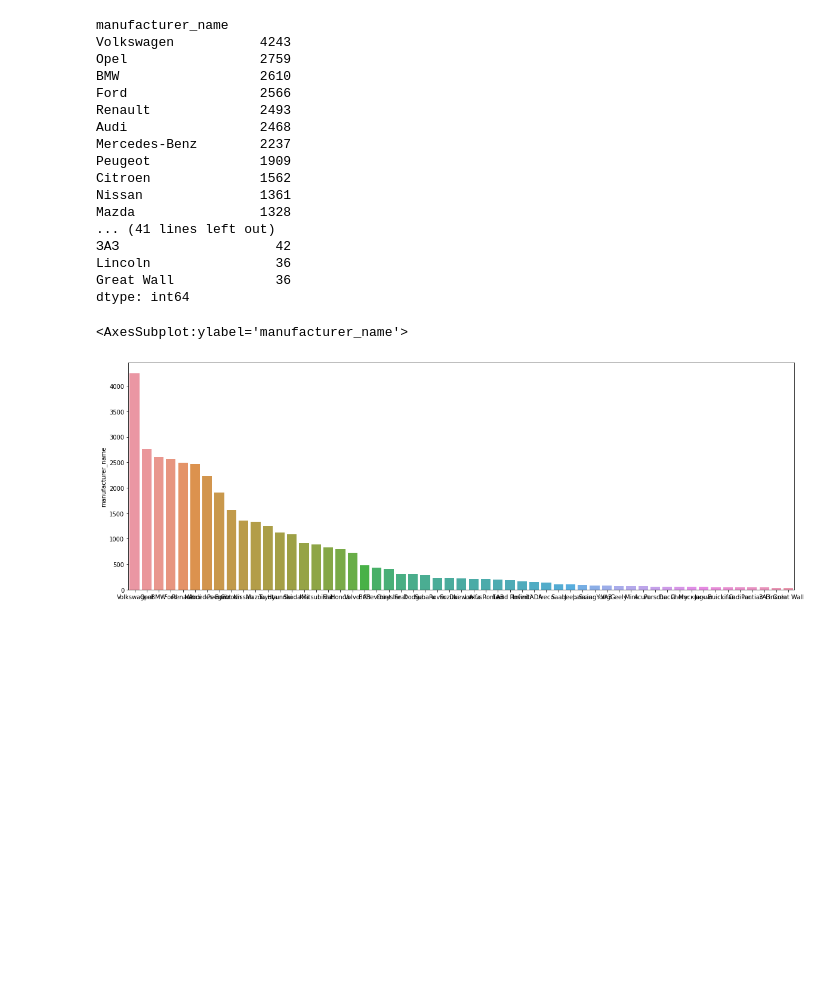
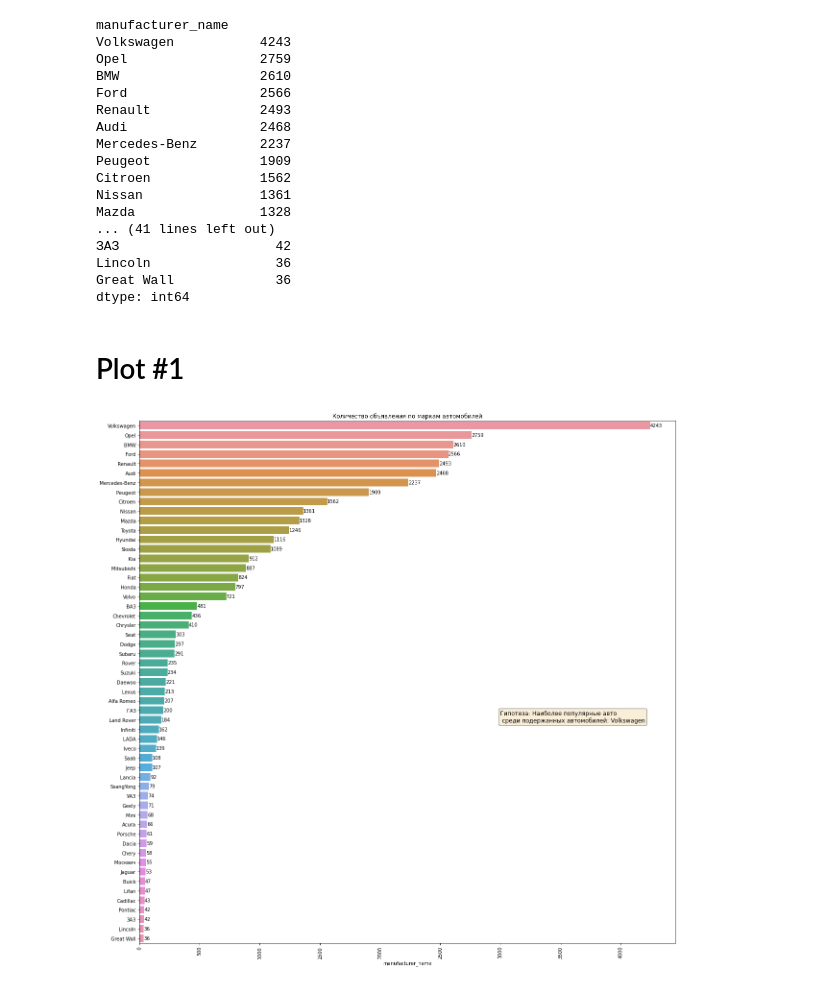
Before and after one commit to ArcherCrayXC30/Netology_Py_HM, a Jupyter notebook: STPY-33/HomeWork1/home_work_2_stpy-33.ipynb, the cells around one changed output. Cells and saved outputs as stored; diff of their text form; code cells hidden in the pictures; blank space fills up the shorter version.

```diff
--- a/STPY-33/HomeWork1/home_work_2_stpy-33.ipynb
+++ b/STPY-33/HomeWork1/home_work_2_stpy-33.ipynb
@@ -25,6 +25,4 @@ import seaborn as sea
 from pylab import rcParams
-# %%
-rcParams['figure.figsize'] = 20,7
 # %% [markdown]
 ### This dataset contains used car ads from one of the most popular online catalogs in the country (Belarus)
 # %%
@@ -66,8 +64,19 @@ Mazda                1328
 Lincoln                36
 Great Wall             36
 dtype: int64
-# %%
-sea.barplot(x=car['manufacturer_name'].value_counts().index, y=car['manufacturer_name'].value_counts().sort_values(ascending=False))
-# %% [output]
-<AxesSubplot:ylabel='manufacturer_name'>
-[figure, removed]
+# %% [markdown]
+# Plot #1
+# %%
+rcParams['figure.figsize'] = 20,20
+ax = sns.barplot(y=car['manufacturer_name'].value_counts().index, x=car['manufacturer_name'].value_counts().sort_values(ascending=False), orient = 'h')
+ax.bar_label(ax.containers[0])
+ax.text(3000, 30,
+        'Гипотеза: Наиболее популярные авто \n среди подержанных автомобилей: Volkswagen',
+        fontsize=12,
+        bbox={'boxstyle':'round', 'facecolor':'wheat', 'alpha':0.5},
+        verticalalignment='top')
+plt.title('Количество объявления по маркам автомобилей')
+plt.xticks(rotation=90)
+plt.show()
+# %% [output]
+[figure, added]
```
Also changed, not shown: parts of 11 cells of this notebook.
